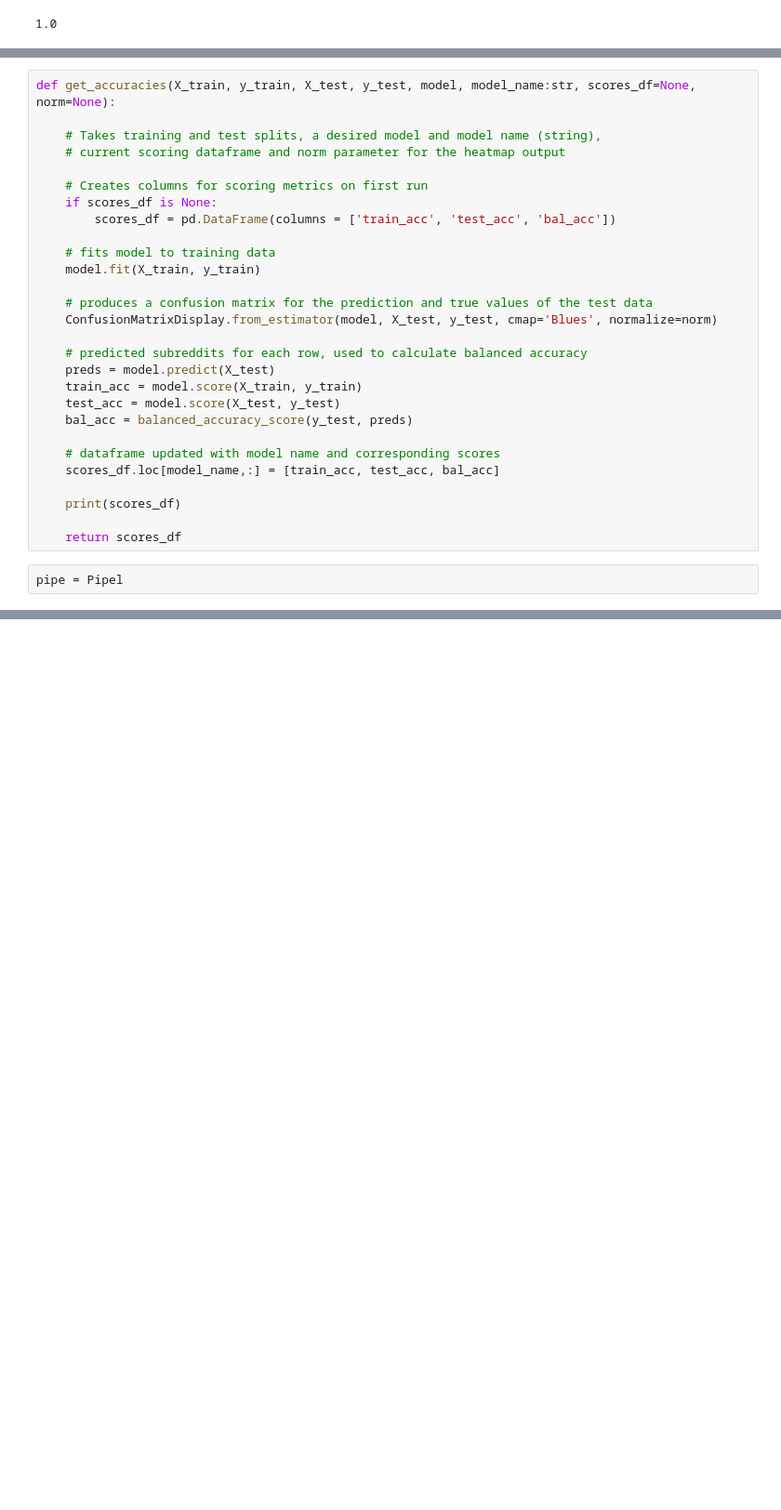
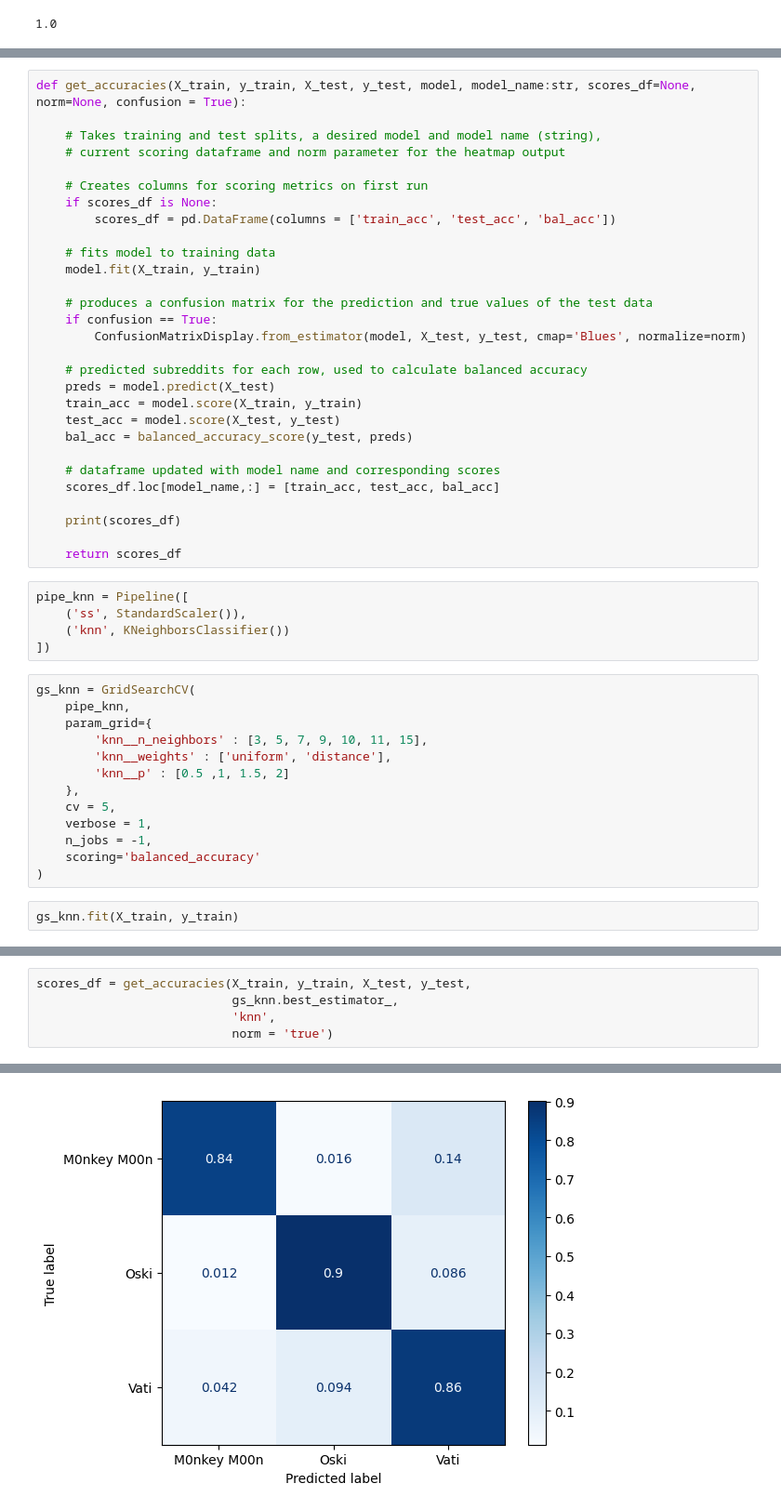
Before and after one commit to boay00/capstone-GA, a Jupyter notebook: 3-modeling-playstyle/code/playstyle-classification-model.ipynb, the cells around one changed output, grey strips where cells are left out. Shown: that part at 93% size. Saved outputs shown, nothing was run; the diff lists cells and outputs as text; blank space fills up the shorter version.

```diff
--- a/3-modeling-playstyle/code/playstyle-classification-model.ipynb
+++ b/3-modeling-playstyle/code/playstyle-classification-model.ipynb
@@ -100,5 +100,5 @@ et.score(X_test_poly, y_test)
 # %%
-def get_accuracies(X_train, y_train, X_test, y_test, model, model_name:str, scores_df=None, norm=None):
+def get_accuracies(X_train, y_train, X_test, y_test, model, model_name:str, scores_df=None, norm=None, confusion = True):
 
     # Takes training and test splits, a desired model and model name (string),
     # current scoring dataframe and norm parameter for the heatmap output
@@ -111,7 +111,8 @@ def get_accuracies(X_train, y_train, X_test, y_test, model, model_name:str, scor
     model.fit(X_train, y_train)
 
     # produces a confusion matrix for the prediction and true values of the test data
-    ConfusionMatrixDisplay.from_estimator(model, X_test, y_test, cmap='Blues', normalize=norm)
+    if confusion == True:
+        ConfusionMatrixDisplay.from_estimator(model, X_test, y_test, cmap='Blues', normalize=norm)
 
     # predicted subreddits for each row, used to calculate balanced accuracy
     preds = model.predict(X_test)
@@ -126,4 +127,22 @@ def get_accuracies(X_train, y_train, X_test, y_test, model, model_name:str, scor
 
     return scores_df
 # %%
-pipe = Pipel
+pipe_knn = Pipeline([
+    ('ss', StandardScaler()),
+    ('knn', KNeighborsClassifier())
+])
+# %%
+gs_knn = GridSearchCV(
+    pipe_knn,
+    param_grid={
+        'knn__n_neighbors' : [3, 5, 7, 9, 10, 11, 15],
+        'knn__weights' : ['uniform', 'distance'],
+        'knn__p' : [0.5 ,1, 1.5, 2]
+    },
+    cv = 5,
+    verbose = 1,
+    n_jobs = -1,
+    scoring='balanced_accuracy'
+)
+# %%
+gs_knn.fit(X_train, y_train)
@@ -129,0 +180,6 @@ pipe = Pipel
+# %%
+scores_df = get_accuracies(X_train, y_train, X_test, y_test,
+                           gs_knn.best_estimator_,
+                           'knn',
+                           norm = 'true')
+# %% [output]
@@ -129,0 +188 @@ pipe = Pipel
+[figure, added]
```
Also changed, not shown: parts of 54 cells of this notebook, 12 other files.
